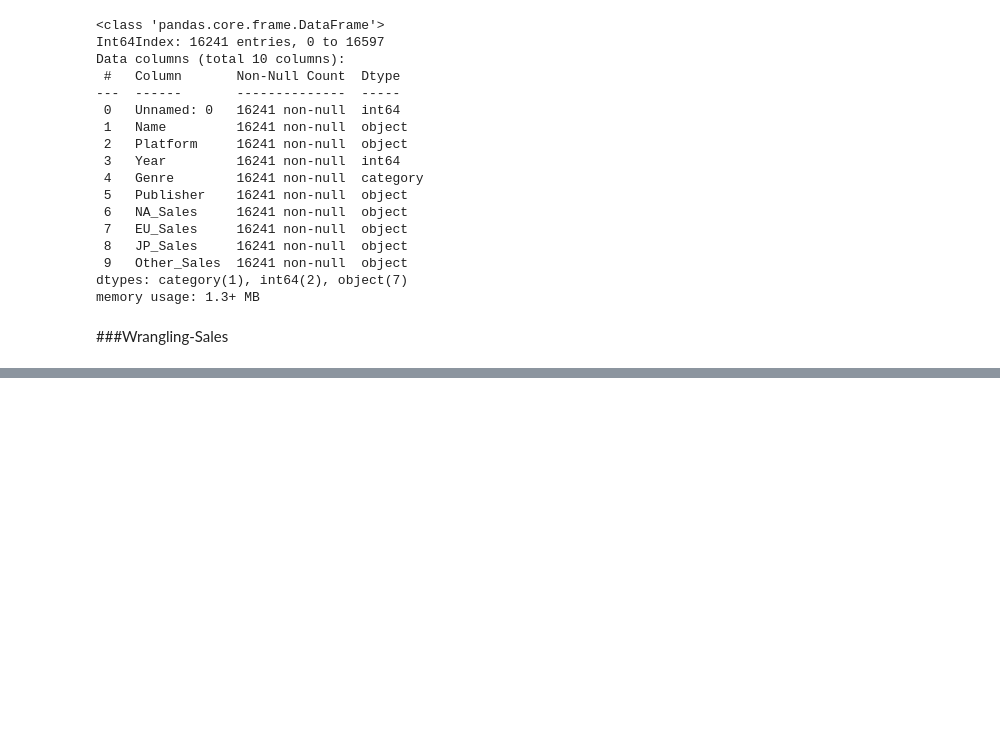
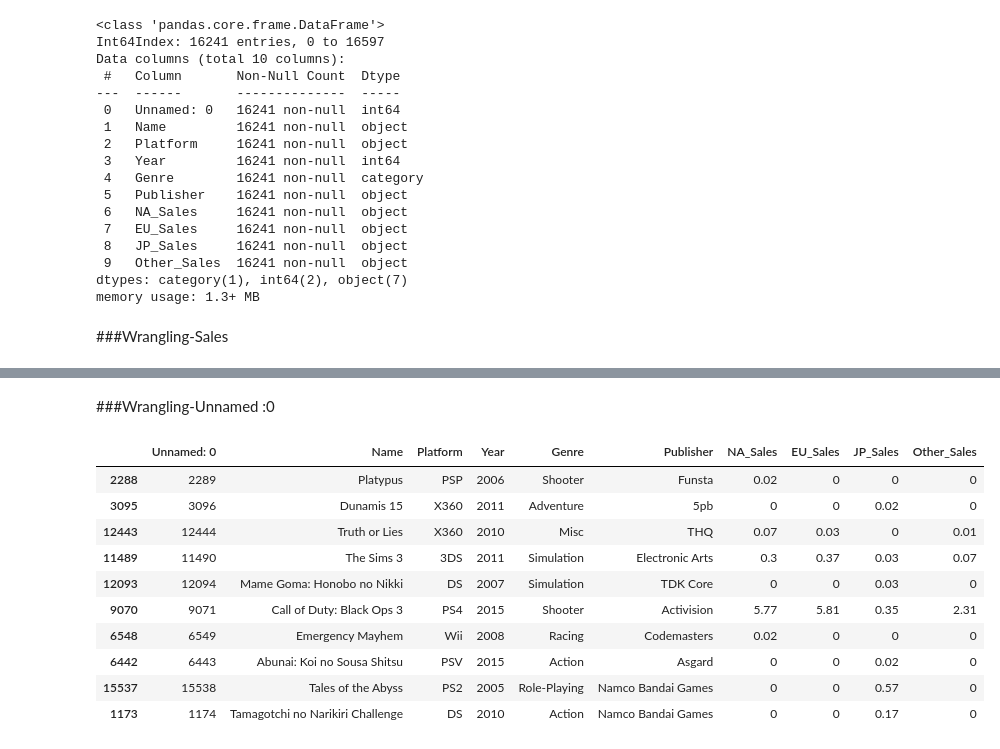
Before and after one commit to Jihyesh/codestates_projects_section1, a Jupyter notebook: AI_15_홍지혜_Section1.ipynb, the cells around one changed output, grey strips where cells are left out. Saved outputs shown, nothing was run; the diff lists cells and outputs as text; code cells hidden in the pictures; blank space fills up the shorter version.

```diff
--- a/AI_15_홍지혜_Section1.ipynb
+++ b/AI_15_홍지혜_Section1.ipynb
@@ -695,0 +832,16 @@ list(df_clean)[-4:]
+# %% [markdown]
+###Wrangling-Unnamed :0
+# %%
+df_clean.sample(10)
+# %% [output]
+|  | Unnamed: 0 | Name | Platform | Year | Genre | Publisher | NA_Sales | EU_Sales | JP_Sales | Other_Sales |
+| 2288 | 2289 | Platypus | PSP | 2006 | Shooter | Funsta | 0.02 | 0 | 0 | 0 |
+| 3095 | 3096 | Dunamis 15 | X360 | 2011 | Adventure | 5pb | 0 | 0 | 0.02 | 0 |
+| 12443 | 12444 | Truth or Lies | X360 | 2010 | Misc | THQ | 0.07 | 0.03 | 0 | 0.01 |
+| 11489 | 11490 | The Sims 3 | 3DS | 2011 | Simulation | Electronic Arts | 0.3 | 0.37 | 0.03 | 0.07 |
+| 12093 | 12094 | Mame Goma: Honobo no Nikki | DS | 2007 | Simulation | TDK Core | 0 | 0 | 0.03 | 0 |
+| 9070 | 9071 | Call of Duty: Black Ops 3 | PS4 | 2015 | Shooter | Activision | 5.77 | 5.81 | 0.35 | 2.31 |
+| 6548 | 6549 | Emergency Mayhem | Wii | 2008 | Racing | Codemasters | 0.02 | 0 | 0 | 0 |
+| 6442 | 6443 | Abunai: Koi no Sousa Shitsu | PSV | 2015 | Action | Asgard | 0 | 0 | 0.02 | 0 |
+| 15537 | 15538 | Tales of the Abyss | PS2 | 2005 | Role-Playing | Namco Bandai Games | 0 | 0 | 0.57 | 0 |
+| 1173 | 1174 | Tamagotchi no Narikiri Challenge | DS | 2010 | Action | Namco Bandai Games | 0 | 0 | 0.17 | 0 |
```
Also changed, not shown: parts of 17 cells of this notebook.
